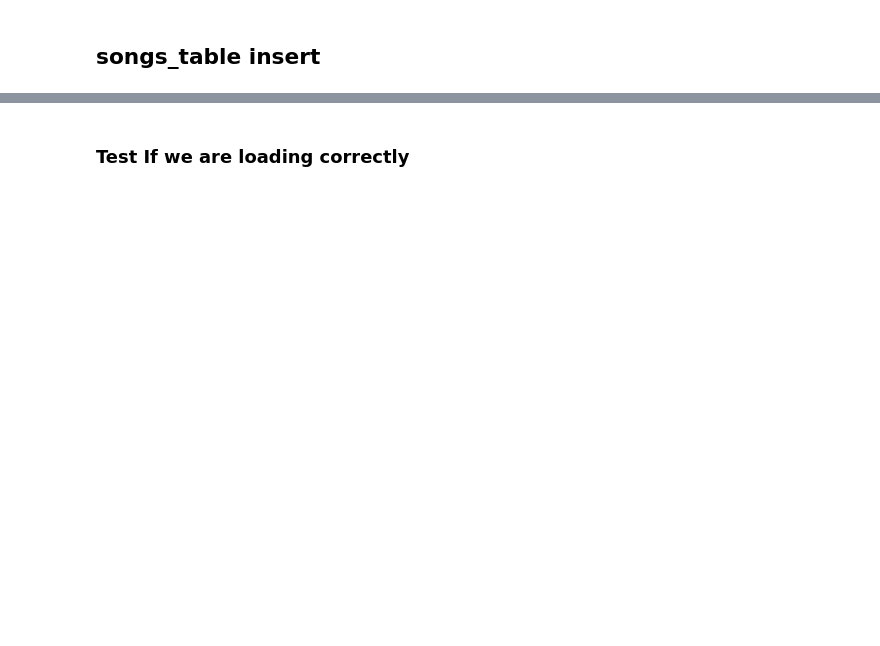
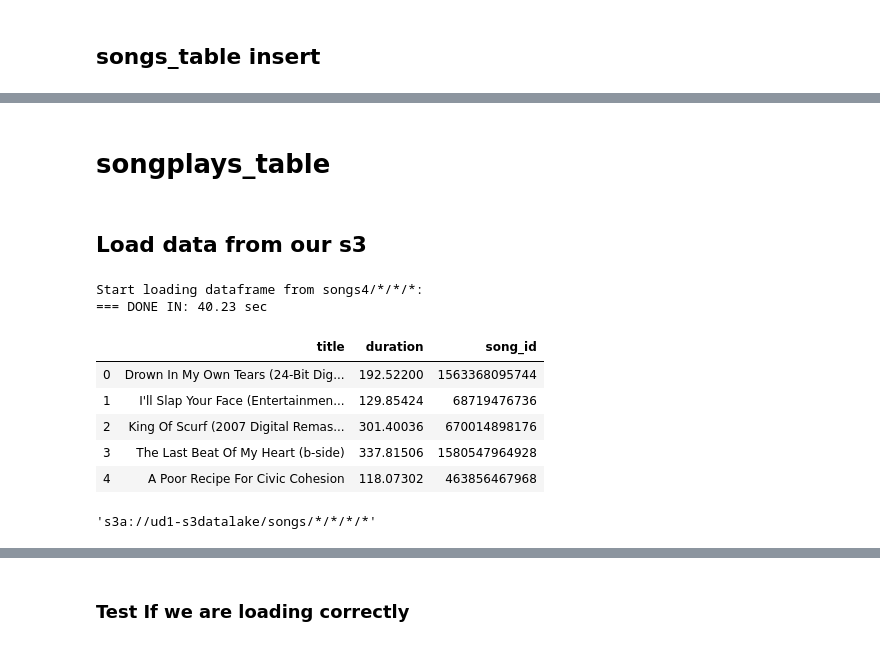
Before and after one commit to jcanque777/data_lakes_spark_ud, a Jupyter notebook: get_data.ipynb, the cells around one changed output, grey strips where cells are left out. Drawn from its saved outputs; the diff is of its cells as text; code cells hidden in the pictures; blank space fills up the shorter version.

```diff
--- a/get_data.ipynb
+++ b/get_data.ipynb
@@ -159,0 +305,4 @@ p_df.head()
+# %% [markdown]
+# songplays_table
+# %% [markdown]
+## Load data from our s3
@@ -159,0 +311,22 @@ p_df.head()
+# %%
+def load_table(input_data, sub_data):
+    print(f"Start loading dataframe from {sub_data}:")
+    t0 = time()
+    df = spark.read.parquet(input_data+sub_data)
+    load_time = time()-t0
+    print("=== DONE IN: {0:.2f} sec\n".format(load_time))
+    return df
+# %%
+song_df = load_table(output_data, "songs4/*/*/*")
+# %% [output]
+Start loading dataframe from songs4/*/*/*:
+=== DONE IN: 40.23 sec
+# %%
+song_df.limit(5).toPandas()
+# %% [output]
+|  | title | duration | song_id |
+| 0 | Drown In My Own Tears (24-Bit Dig... | 192.52200 | 1563368095744 |
+| 1 | I'll Slap Your Face (Entertainmen... | 129.85424 | 68719476736 |
+| 2 | King Of Scurf (2007 Digital Remas... | 301.40036 | 670014898176 |
+| 3 | The Last Beat Of My Heart (b-side) | 337.81506 | 1580547964928 |
+| 4 | A Poor Recipe For Civic Cohesion | 118.07302 | 463856467968 |
@@ -159,0 +335,4 @@ p_df.head()
+# %%
+output_data+"songs2/*/*/*/*"
+# %% [output]
+'s3a://ud1-s3datalake/songs/*/*/*/*'
```
Also changed, not shown: parts of 101 cells of this notebook.
